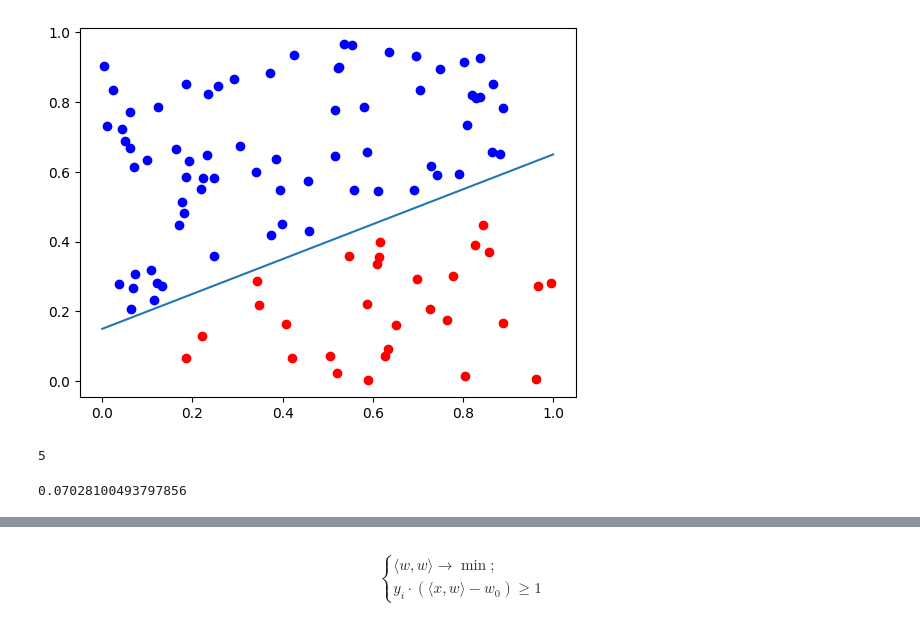
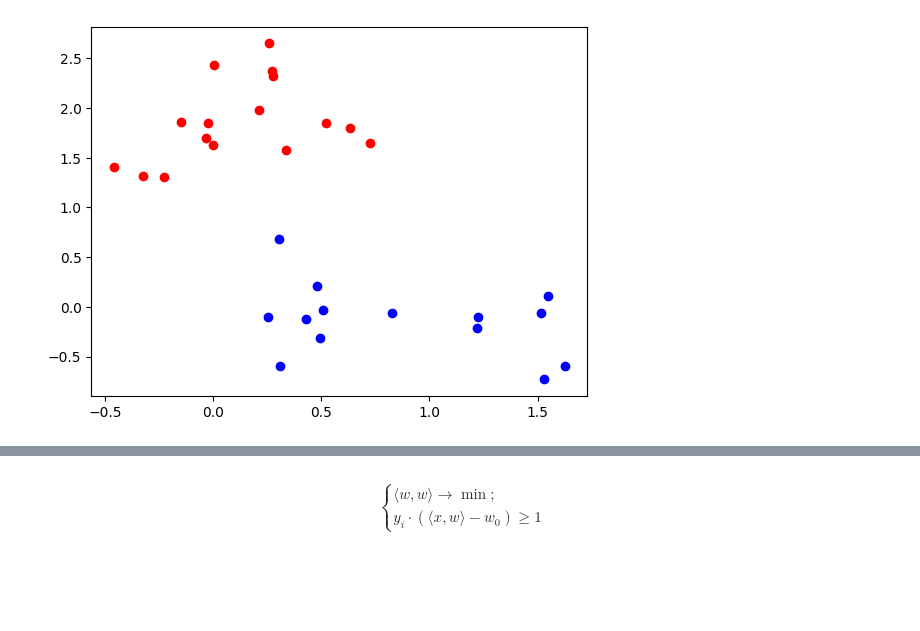
Before and after one commit to Dann38/neural_networks_course, a Jupyter notebook: lesson/lesson1/svm.ipynb, the cells around one changed output, grey strips where cells are left out. Drawn from its saved outputs; the diff is of its cells as text; code cells hidden in the pictures; blank space fills up the shorter version.

```diff
--- a/lesson/lesson1/svm.ipynb
+++ b/lesson/lesson1/svm.ipynb
@@ -2,36 +2,32 @@
 import numpy as np
 import matplotlib.pyplot as plt
 # %%
-w0 = 0.3
-w1 = -1
-w2 = 2
-
-def fun(x1, x2, w0=w0, w1=w1, w2=w2):
-    return w1*x1+w2*x2-w0
-
-def w_test(x1, x2, w0=w0, w1=w1, w2=w2):
-    return -1 if fun(x1, x2, w0, w1, w2) < 0 else 1
-
+s = 1.5
 class Point:
     def __init__(self):
-        self.x1 = np.random.random()
-        self.x2 = np.random.random()
-        self.color = 'r' if w_test(self.x1, self.x2) == -1 else 'b'
+        rnd = np.random.random()
+        x10 = 0 if rnd > 0.5 else 1
+        x20 = 2 if rnd > 0.5 else 0
+        self.x1 = x10 + s*(np.random.random()-0.5)
+        self.x2 = x20 + s*(np.random.random()-0.5)
+        self.color = 'r' if rnd > 0.5  else 'b'
+        self.y = -1 if rnd > 0.5 else 1
 
     def get_cord(self):
         return self.x1, self.x2
+
+    def get_vec(self):
+        return np.array([self.x1, self.x2])
 
     def get_y(self):
         return w_test(self.x1, self.x2)
 
     def plot(self):
         plt.scatter(self.x1, self.x2, color = self.color)
 
-X = [Point() for _ in range(100)]
+X = [Point() for _ in range(30)]
+X_test = [Point() for _ in range(100)]
+for x in X:
+    x.plot()
+# %% [output]
+[figure, added]
-# %%
-t = np.linspace(0, 1, 100)
-plt.plot(t, w0/w2-t*w1/w2)
-for x in X:
-    x.plot()
-# %% [output]
-[figure, removed]
@@ -43,9 +36,0 @@ X_blue = [x for x in X if w_test(*x.get_cord(), w0, w1, w2) == 1]
-# %%
-w1*w1+w2*w2
-# %% [output]
-5
-# %%
-delta = [-1*fun(*x.get_cord(), w0, w1, w2) for x in X_red]
-np.min(delta)
-# %% [output]
-0.07028100493797856
```
Also changed, not shown: parts of 21 cells of this notebook.
